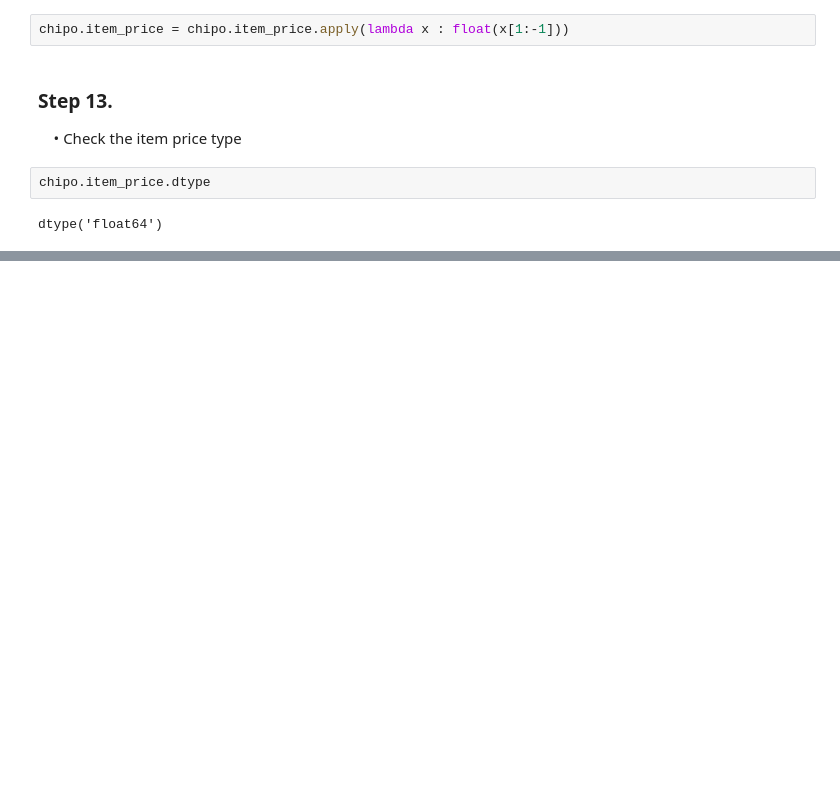
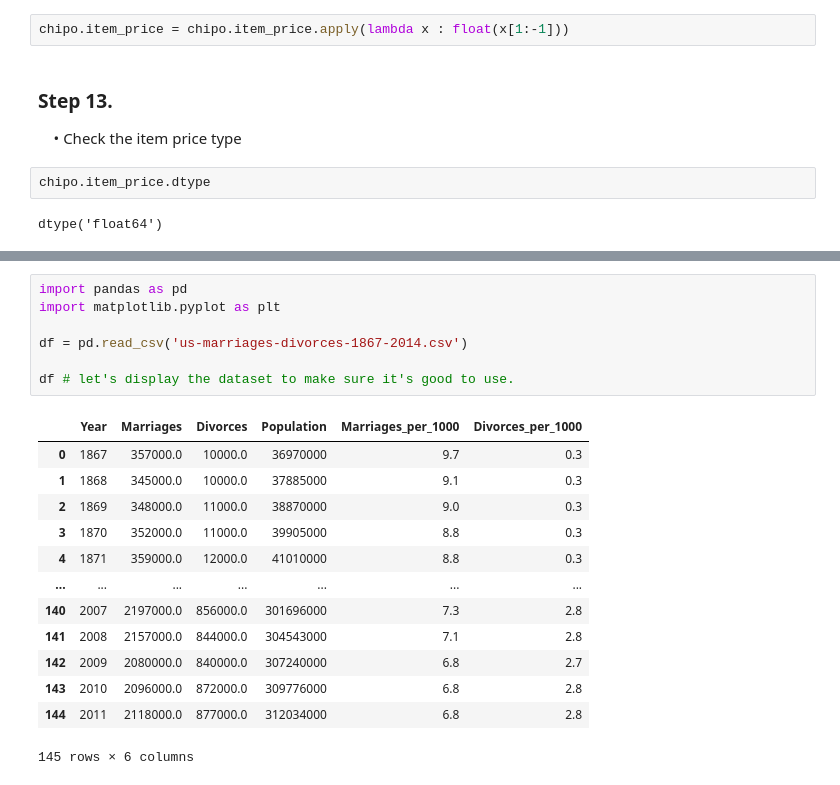
Before and after one commit to 200501409-rkp/RaviKant.Pujari.BDAT1004PS3, a Jupyter notebook: Problem Set 3.ipynb, the cells around one changed output, grey strips where cells are left out. Drawn from its saved outputs; the diff is of its cells as text; blank space fills up the shorter version.

```diff
--- a/Problem Set 3.ipynb
+++ b/Problem Set 3.ipynb
@@ -988,0 +996,21 @@ Total different items sold = 50
+# %%
+import pandas as pd
+import matplotlib.pyplot as plt
+
+df = pd.read_csv('us-marriages-divorces-1867-2014.csv')
+
+df # let's display the dataset to make sure it's good to use.
+# %% [output]
+|  | Year | Marriages | Divorces | Population | Marriages_per_1000 | Divorces_per_1000 |
+| 0 | 1867 | 357000.0 | 10000.0 | 36970000 | 9.7 | 0.3 |
+| 1 | 1868 | 345000.0 | 10000.0 | 37885000 | 9.1 | 0.3 |
+| 2 | 1869 | 348000.0 | 11000.0 | 38870000 | 9.0 | 0.3 |
+| 3 | 1870 | 352000.0 | 11000.0 | 39905000 | 8.8 | 0.3 |
+| 4 | 1871 | 359000.0 | 12000.0 | 41010000 | 8.8 | 0.3 |
+| ... | ... | ... | ... | ... | ... | ... |
+| 140 | 2007 | 2197000.0 | 856000.0 | 301696000 | 7.3 | 2.8 |
+| 141 | 2008 | 2157000.0 | 844000.0 | 304543000 | 7.1 | 2.8 |
+| 142 | 2009 | 2080000.0 | 840000.0 | 307240000 | 6.8 | 2.7 |
+| 143 | 2010 | 2096000.0 | 872000.0 | 309776000 | 6.8 | 2.8 |
+| 144 | 2011 | 2118000.0 | 877000.0 | 312034000 | 6.8 | 2.8 |
+145 rows × 6 columns
```
Also changed, not shown: parts of 22 cells of this notebook.
